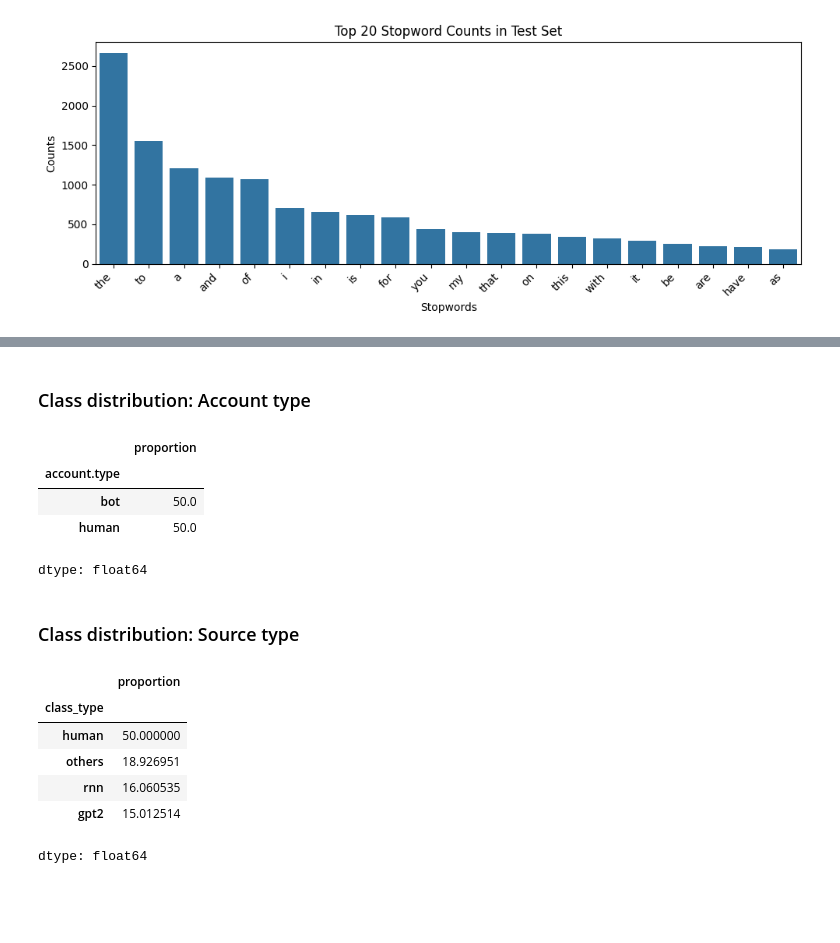
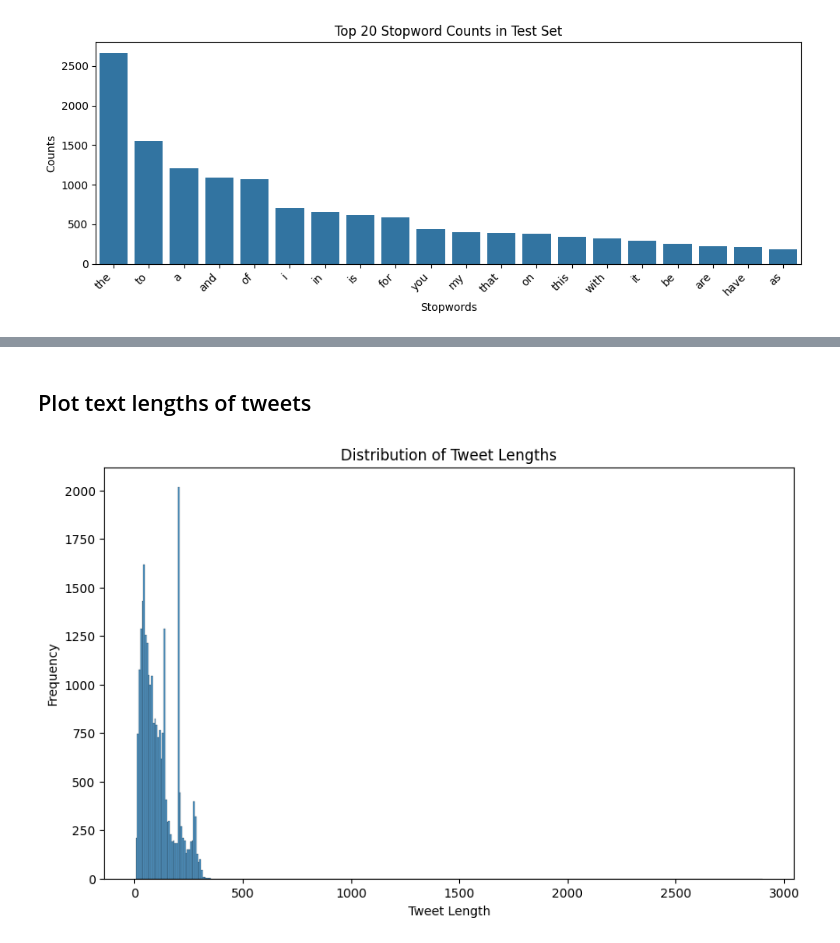
Before and after one commit to hstoklosa/fake-tweets-detection, a Jupyter notebook: eda.ipynb, the cells around one changed output, grey strips where cells are left out. Cells and saved outputs as stored; diff of their text form; code cells hidden in the pictures; blank space fills up the shorter version.

Commit message:
chore: final clean-up before submission

```diff
--- a/eda.ipynb
+++ b/eda.ipynb
@@ -192,12 +92,0 @@ Name: count, dtype: int64
-# %%
-def clean_text(text):
-    if isinstance(text, str):
-        text = text.lower()  # Convert to lowercase
-        text = re.sub(r'https?://\S+|www\.\S+', '', text)  # Remove URLs
-        text = re.sub(r'<.*?>', '', text)  # Remove HTML tags
-        text = re.sub(r'[^\w\s]', '', text)  # Remove special characters
-        text = re.sub(r'\d+', '', text)  # Remove special numbers
-        return text
-    return ""
-
-df['clean_text'] = df['text'].apply(clean_text)
@@ -206,11 +92,0 @@ df['clean_text'] = df['text'].apply(clean_text)
-# %%
-df['tweet_length'] = df['text'].apply(lambda x: len(str(x)) if isinstance(x, str) else 0)
-df['word_count'] = df['clean_text'].apply(lambda x: len(str(x).split()) if isinstance(x, str) else 0)
-
-plt.figure(figsize=(12, 6))
-sns.boxplot(x='account.type', y='tweet_length', data=df)
-plt.title('Tweet Length by Account Type')
-plt.xlabel('Account Type')
-plt.ylabel('Tweet Length (characters)')
-plt.tight_layout()
-plt.show()
@@ -555,22 +169,20 @@ df.groupby('class_type')[['tweet_length', 'word_count']].mean()
-# %% [markdown]
-### Class distribution: Account type
-# %%
-df['account.type'].value_counts(normalize=True) * 100
-# %% [output]
-|  | proportion |
-| account.type |  |
-| bot | 50.0 |
-| human | 50.0 |
-dtype: float64
-# %% [markdown]
-### Class distribution: Source type
-# %%
-df['class_type'].value_counts(normalize=True) * 100
-# %% [output]
-|  | proportion |
-| class_type |  |
-| human | 50.000000 |
-| others | 18.926951 |
-| rnn | 16.060535 |
-| gpt2 | 15.012514 |
-dtype: float64
+# %% [markdown]
+## Plot text lengths of tweets
+# %%
+def plot_tweet_lengths(df, title):
+  """Plots the distribution of tweet lengths in a DataFrame.
+
+  Args:
+    df: The input DataFrame.
+    title: The title of the plot.
+  """
+  plt.figure(figsize=(10, 6))
+  sns.histplot(df['text'].str.len())
+  plt.title(title)
+  plt.xlabel('Tweet Length')
+  plt.ylabel('Frequency')
+  plt.show()
+
+plot_tweet_lengths(df, "Distribution of Tweet Lengths")
+# %% [output]
+[figure, added]
```
Also changed, not shown: parts of 63 cells of this notebook, 6 other files.
